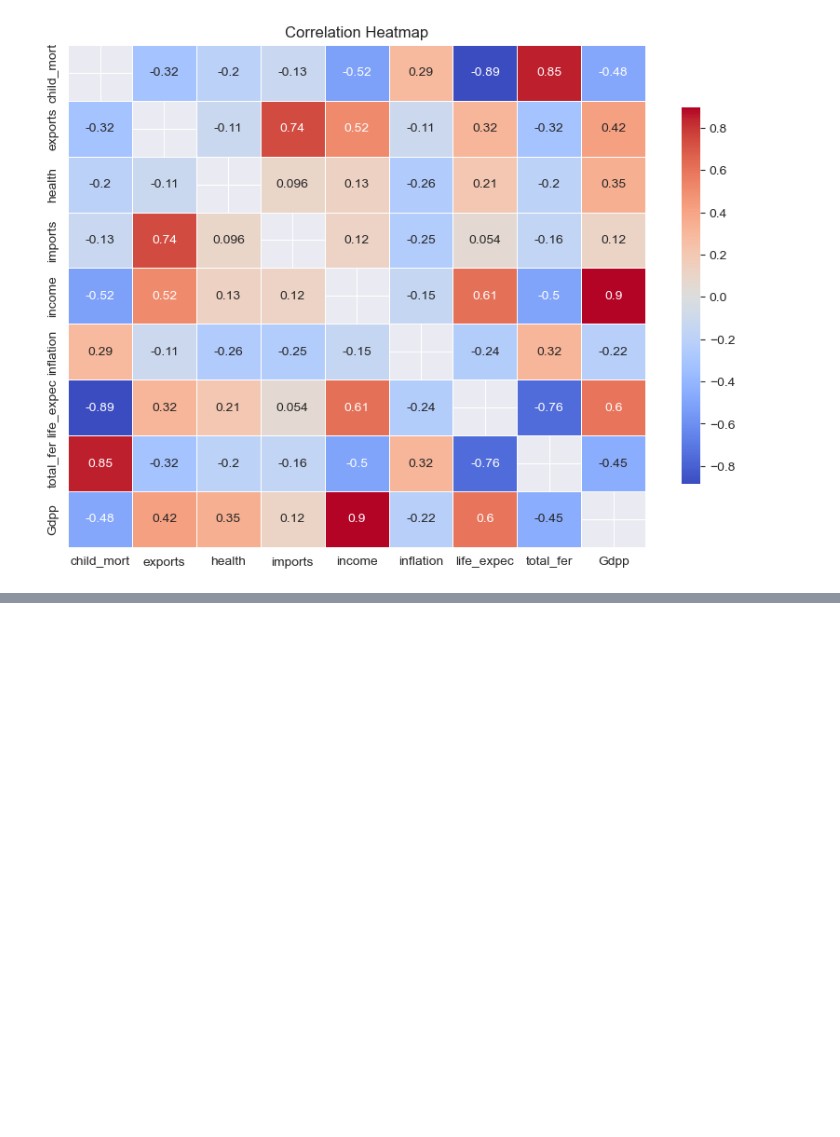
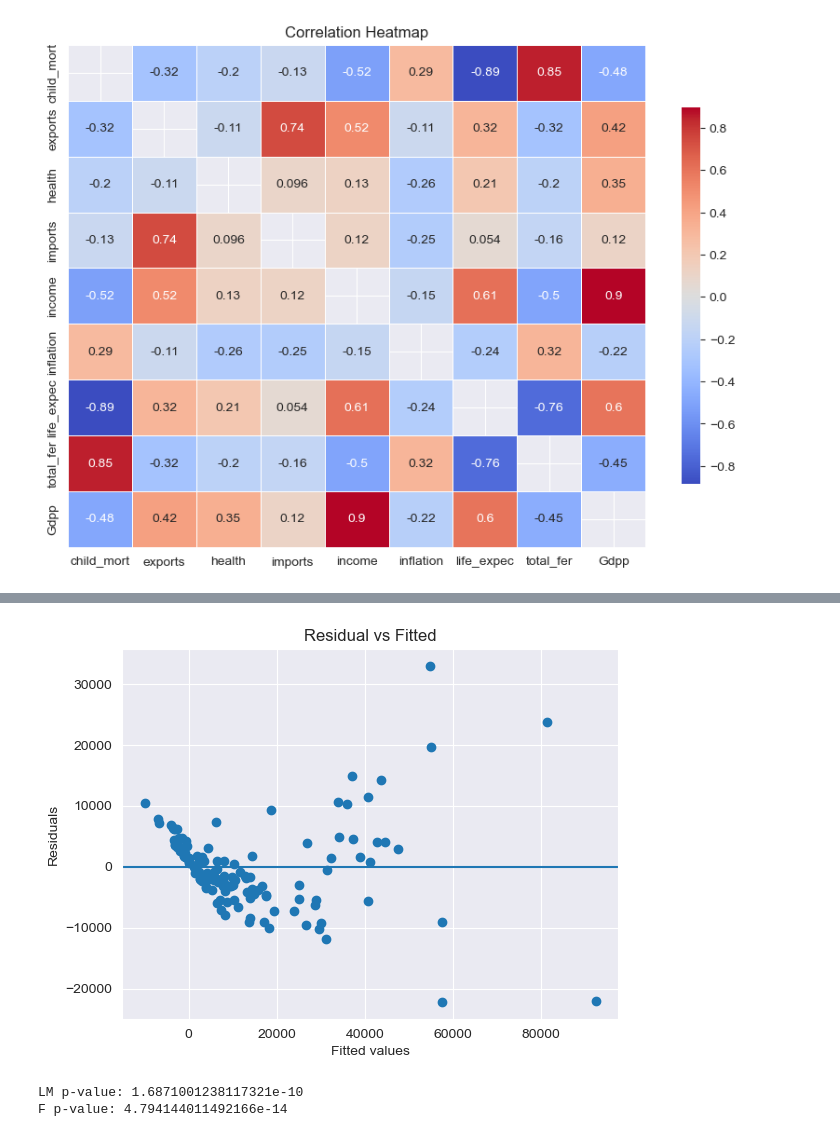
Before and after one commit to ipekgulsencelik/Python_Bootcamp, a Jupyter notebook: 04_Machine_Learning/02_Multiple_Linear_Regression.ipynb, the cells around one changed output, grey strips where cells are left out. Saved outputs shown, nothing was run; the diff lists cells and outputs as text; code cells hidden in the pictures; blank space fills up the shorter version.

```diff
--- a/04_Machine_Learning/02_Multiple_Linear_Regression.ipynb
+++ b/04_Machine_Learning/02_Multiple_Linear_Regression.ipynb
@@ -133,0 +348,25 @@ vif_data.sort_values(by='VIF Score', ascending=False)
+# %%
+plt.scatter(ols.predict(X_train_sm), residuals) # Residuals (hatalar) vs Fitted (tahminler) grafiği, modelin varsayımlarını değerlendirmek için kullanılır.
+
+plt.axhline(0) # Yatay çizgi ekleyerek residuals (hatalar) değerlerinin sıfır etrafında dağılıp dağılmadığını görselleştirir
+plt.title('Residual vs Fitted')
+plt.xlabel('Fitted values')
+plt.ylabel('Residuals')
+plt.show()
+# %% [output]
+[figure, added]
+# %%
+# Breusch-Pagan testi, regresyon modelindeki heteroskedastisiteyi (değişen varyans) test etmek için kullanılır.
+# Heteroskedastisite, modelin hata terimlerinin sabit bir varyansa sahip olmaması durumudur.
+# Eğer p-değeri küçükse (genellikle 0.05'ten küçük), heteroskedastisite vardır ve modelin hata terimleri sabit bir varyansa sahip değildir.
+# Eğer p-değeri büyükse, heteroskedastisite yoktur ve modelin hata terimleri sabit bir varyansa sahiptir.
+
+bp = het_breuschpagan(residuals, X_train_sm) # Breusch-Pagan testi, regresyon modelindeki heteroskedastisiteyi (değişen varyans) test etmek için kullanılır.
+
+print(
+    f'LM p-value: {bp[1]}\n' # LM (Lagrange Multiplier) testi, Breusch-Pagan testinin bir parçasıdır ve heteroskedastisitenin varlığını test eder. p-değeri küçükse, heteroskedastisite vardır.
+    f'F p-value: {bp[3]}' # F testi, Breusch-Pagan testinin bir parçasıdır ve heteroskedastisitenin varlığını test eder. p-değeri küçükse, heteroskedastisite vardır.
+)
+# %% [output]
+LM p-value: 1.6871001238117321e-10
+F p-value: 4.794144011492166e-14
```
Also changed, not shown: parts of 32 cells of this notebook, 2 other files.
